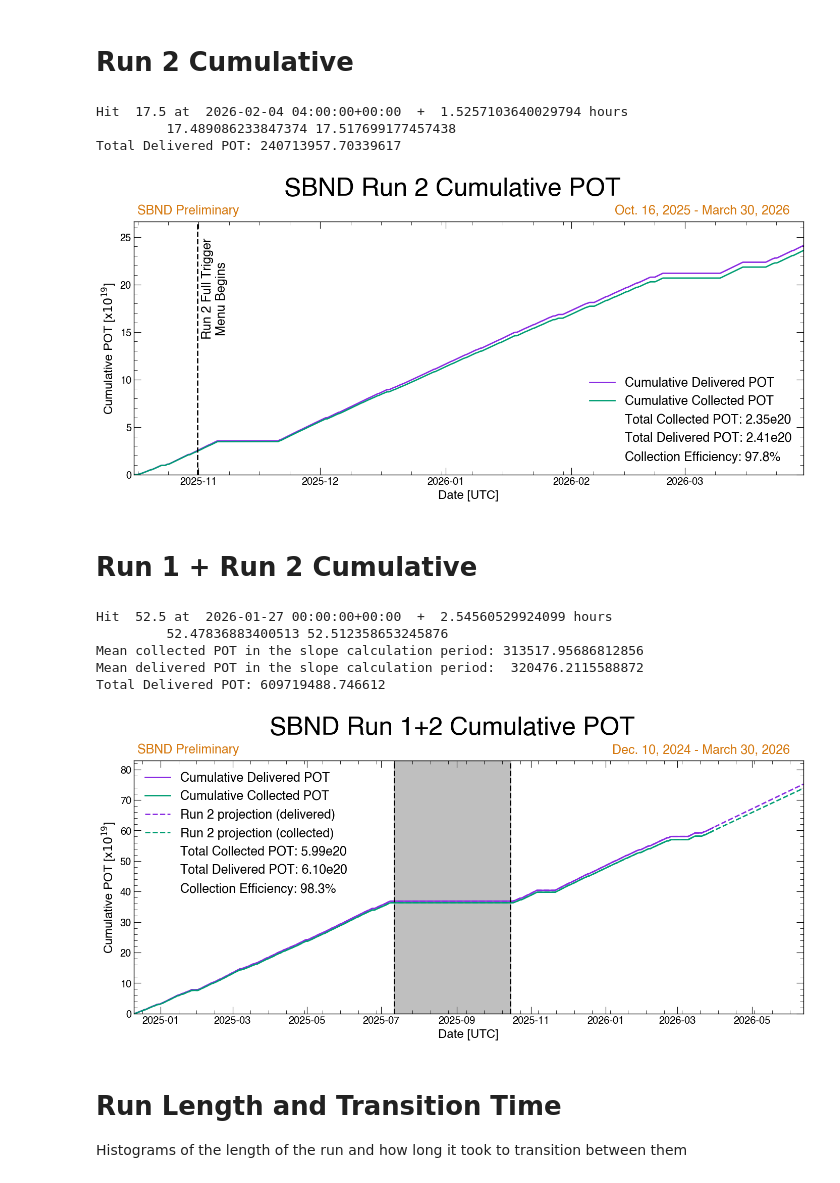
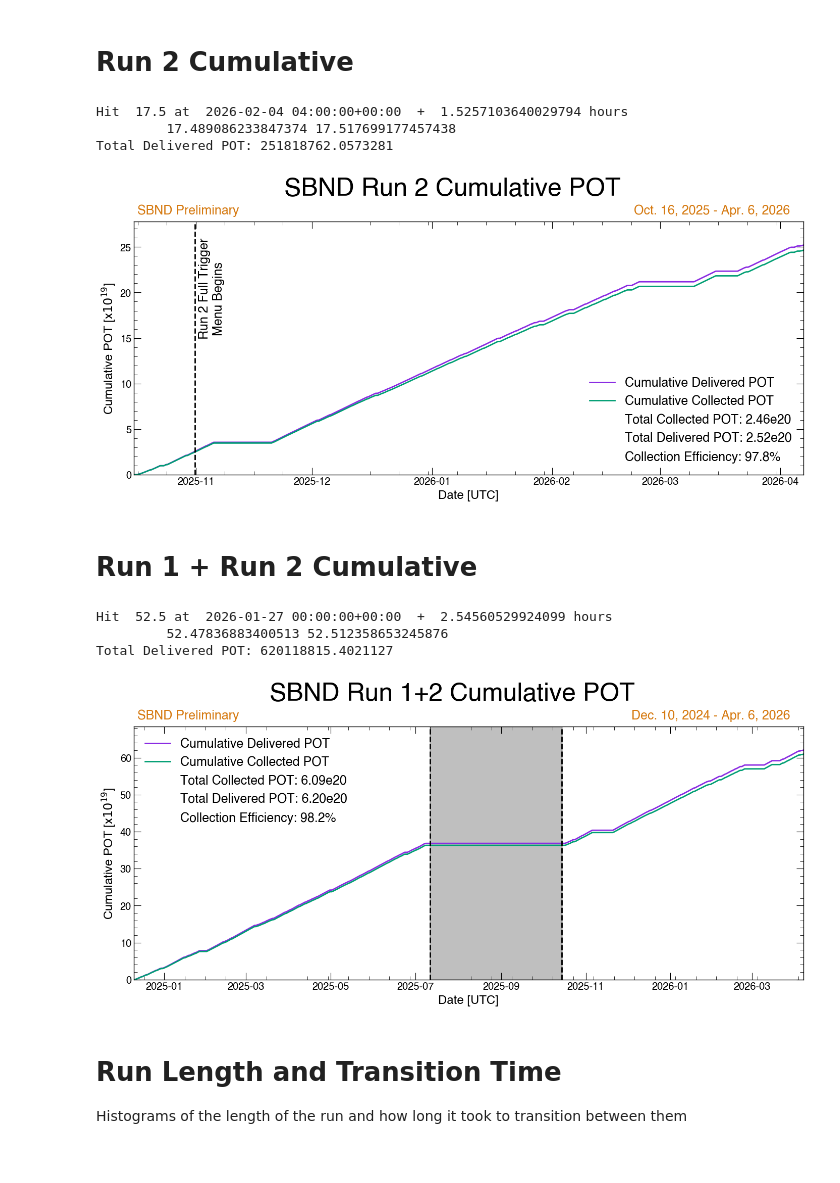
Before and after one commit to fjnicolas/SBNDPOTCollection, a Jupyter notebook: sbnd_pot.ipynb, the cells around one changed output. Saved outputs shown, nothing was run; the diff lists cells and outputs as text; code cells hidden in the pictures.

```diff
--- a/sbnd_pot.ipynb
+++ b/sbnd_pot.ipynb
@@ -3,7 +3,7 @@
 Update the path to the SBND-RunCo repository on your machine
 # %%
 #### Fill with the path to the SBND-RunCo repository on your machine ####
-projectPath = "/Users/franciscojaviernicolas/Work/SBNDRunCo/SBNDPOTCollection/"
+projectPath = "/Users/jiaoyang/Work/SBND/Runco/SBNDPOTCollection/"
 
 import numpy as np
 import pandas as pd
@@ -17,11 +17,13 @@ from zoneinfo import ZoneInfo
 from matplotlib.offsetbox import OffsetImage, AnnotationBbox
 import matplotlib.image as mpimg
 import sys
+import os
 
 # Custom imports
 sys.path.append(projectPath + "include/")
 from livetime import query_pot_interval, get_livetime_interval
 import sbnd_daqrun_spreadsheet
+
 # set the style for the plots
 plt.style.use(projectPath + 'include/style.mplstyle')
 # %% [markdown]
@@ -35,7 +37,11 @@ Nothing special, just change the plot start and end times, along with the "delta
 #delta = timedelta(hours=4)
 
 # Run 2:
-plot_start = datetime.strptime('2026-03-13 00:00:00', '%Y-%m-%d %H:%M:%S').replace(tzinfo=timezone.utc)
-plot_end = datetime.strptime('2026-03-30 09:00:00', '%Y-%m-%d %H:%M:%S').replace(tzinfo=timezone.utc)
+# Define end time in Chicago timezone
+endTime = datetime(2026, 4, 6, 17, 0, 0, tzinfo=ZoneInfo('America/Chicago'))
+
+# Convert to UTC for the datasheet
+plot_start = datetime.strptime('2026-03-27 00:00:00', '%Y-%m-%d %H:%M:%S').replace(tzinfo=timezone.utc)
+plot_end = endTime.astimezone(timezone.utc)
 delta = timedelta(hours=4)
 run_period = "run2"
@@ -278,9 +336,7 @@ livetime_df.to_csv(projectPath+"data_csv/sbnd_livetime_run2.csv", index="false")
 #Run 2 only
 livetime_df = pd.read_csv(projectPath+'data_csv/sbnd_livetime_run2.csv')
 startTime = datetime(2025, 10, 16, 0, 0, 0, tzinfo=timezone.utc)
-endTime = datetime(2026, 3, 30, 0, 0, 0, tzinfo=ZoneInfo('America/Chicago'))
-# Opposite the previous label, place the dates
-date_label = 'Oct. 16, 2025 - March 30, 2026'
+date_label = f"{startTime.strftime('%b. %-d, %Y')} - {endTime.strftime('%b. %-d, %Y')}"
 
 livetime_df['start'] = pd.to_datetime(livetime_df['start'])
 livetime_df['end'] = pd.to_datetime(livetime_df['end'])
@@ -377,14 +433,14 @@ figure.savefig( projectPath + 'plots/livetime_pot_cumulative_run2.pdf', dpi=1000
 # %% [output]
 Hit  17.5 at  2026-02-04 04:00:00+00:00  +  1.5257103640029794 hours
          17.489086233847374 17.517699177457438
-Total Delivered POT: 240713957.70339617
+Total Delivered POT: 251818762.0573281
-[figure, old version]
+[figure, new version]
 # %% [markdown]
 # Run 1 + Run 2 Cumulative
 # %%
 startTime = datetime(2024, 12, 10, 0, 0, 0, tzinfo=timezone.utc)
-endTime = datetime(2026, 3, 30, 0, 0, 0, tzinfo=ZoneInfo('America/Chicago'))
-date_label = 'Dec. 10, 2024 - March 30, 2026'
+end_time = endTime
+date_label = f"{startTime.strftime('%b. %-d, %Y')} - {end_time.strftime('%b. %-d, %Y')}"
 
 #Run 1 file
 livetime_run1_df = pd.read_csv(projectPath + 'data_csv/sbnd_livetime_run1_final.csv')
@@ -422,7 +478,7 @@ ax.plot(centers, np.cumsum(livetime_df['delivered_pot'])/1e7, label='Cumulative
 ax.plot(centers, np.cumsum(livetime_df['collected_pot'])/1e7, label='Cumulative Collected POT', color='C0')
 
 
-addProjection = True
+addProjection = False
 if(addProjection):
     # Add projections
     slopeCalcStart = datetime(2025, 10, 16, 0, 0, 0, tzinfo=ZoneInfo('America/Chicago'))
@@ -515,39 +571,37 @@ yrange = ax.get_ylim()
 usey = yrange[1] + 0.01*(yrange[1] - yrange[0]) + vadj*(yrange[1] - yrange[0])
 xrange = ax.get_xlim()
 usex = xrange[0] + 0.025*(xrange[1] - xrange[0]) + hadj*(xrange[1] - xrange[0])
 ax.text(x=usex, y=usey, s=label, fontsize=18, color='#d67a11')
 
 # Opposite the previous label, place the dates
 ax.text(x=xrange[1] + hadj*(xrange[1] - xrange[0]),
         y=usey, s=date_label, fontsize=18, color='#d67a11', ha='right')
 
 logo = mpimg.imread(projectPath + 'include/sbnd_logo.jpeg')
 im = OffsetImage(logo, zoom=0.5, alpha=0.2)
 
 # create an AnnotationBbox at axes fraction (x=0.5,y=0.5) = the center
 # you can move it to e.g. (0.9,0.1) for bottom-right, etc.
 ab = AnnotationBbox(
     im,
     #(0.12, 0.7),                # x,y in axes fraction
     (0.5, 0.5),
     xycoords='axes fraction',
     frameon=False,             # no border
     pad=0                      # no extra padding
 )
 #ax.add_artist(ab)
 
 
 
 figure.suptitle('SBND Run 1+2 Cumulative POT')
-figure.savefig(projectPath + 'livetime_pot_cumulative_run1+2.png', dpi=1000, bbox_inches='tight')
-figure.savefig(projectPath + 'livetime_pot_cumulative_run1+2.pdf', dpi=1000, bbox_inches='tight')
+figure.savefig(projectPath + 'plots/livetime_pot_cumulative_run1+2.png', dpi=1000, bbox_inches='tight')
+figure.savefig(projectPath + 'plots/livetime_pot_cumulative_run1+2.pdf', dpi=1000, bbox_inches='tight')
 # %% [output]
 Hit  52.5 at  2026-01-27 00:00:00+00:00  +  2.54560529924099 hours
          52.47836883400513 52.512358653245876
-Mean collected POT in the slope calculation period: 313517.95686812856
-Mean delivered POT in the slope calculation period:  320476.2115588872
-Total Delivered POT: 609719488.746612
+Total Delivered POT: 620118815.4021127
-[figure, old version]
+[figure, new version]
 # %% [markdown]
 # Run Length and Transition Time
 Histograms of the length of the run and how long it took to transition between them
```
Also changed, not shown: parts of 7 cells of this notebook, 12 other files.
